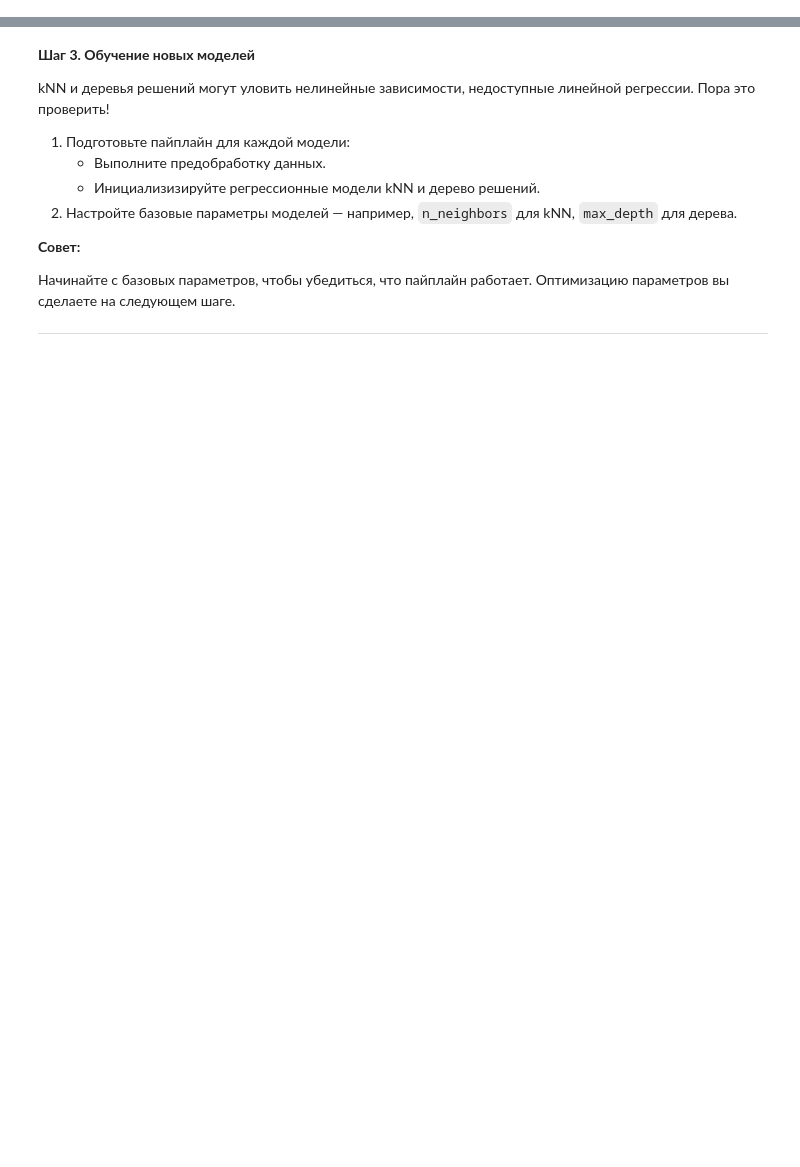
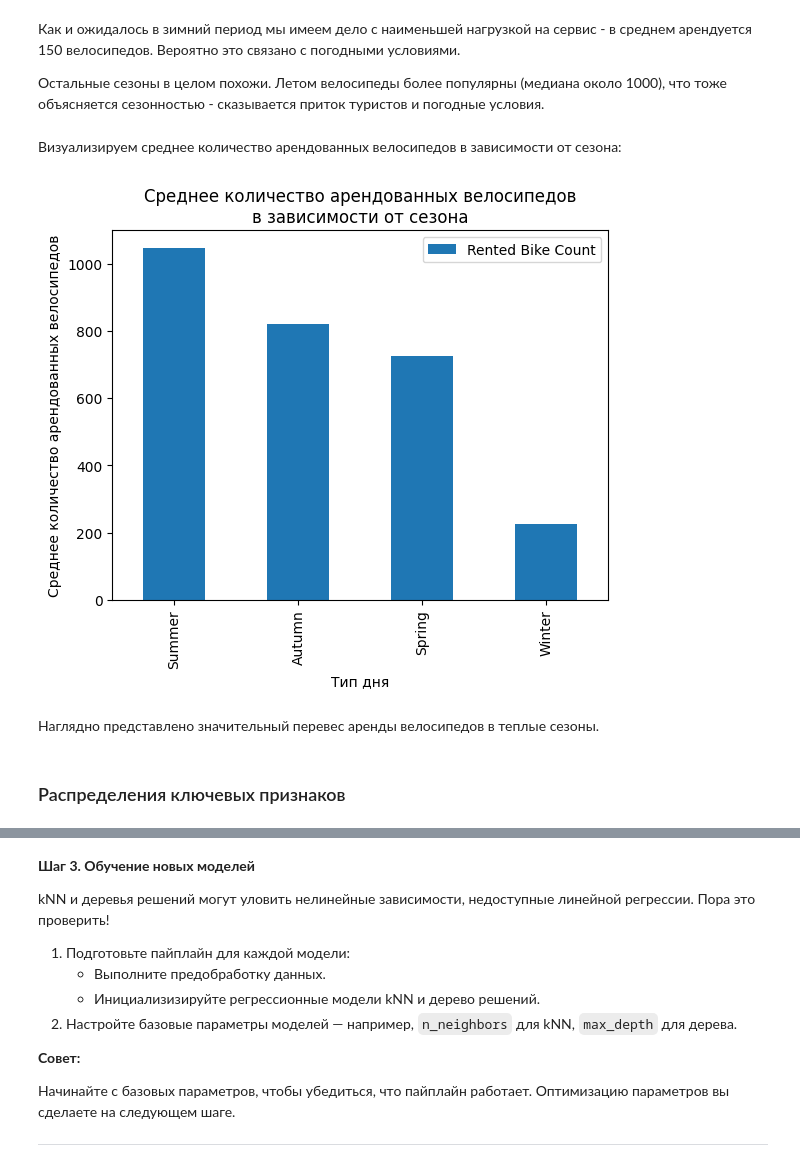
Before and after one commit to nikolai/practicum-bike-demand-prediction-knn-decision-tree, a Jupyter notebook: bikesouth_demand_prediction_non_linear_models.ipynb, the cells around one changed output, grey strips where cells are left out. Saved outputs shown, nothing was run; the diff lists cells and outputs as text; code cells hidden in the pictures; blank space fills up the shorter version.

```diff
--- a/bikesouth_demand_prediction_non_linear_models.ipynb
+++ b/bikesouth_demand_prediction_non_linear_models.ipynb
@@ -61,0 +786,20 @@
+# %% [markdown]
+Как и ожидалось в зимний период мы имеем дело с наименьшей нагрузкой на сервис - в среднем арендуется 150 велосипедов. Вероятно это связано с погодными условиями.
+
+Остальные сезоны в целом похожи. Летом велосипеды более популярны (медиана около 1000), что тоже объясняется сезонностью - сказывается приток туристов и погодные условия.
+# %% [markdown]
+Визуализируем среднее количество арендованных велосипедов в зависимости от сезона:
+# %%
+df.groupby(['Seasons']).agg({TARGET_COL_NAME: 'mean'}).sort_values(by=TARGET_COL_NAME, ascending=False).plot(
+    kind='bar',
+    title='Среднее количество арендованных велосипедов\nв зависимости от сезона',
+    xlabel='Тип дня',
+    ylabel='Среднее количество арендованных велосипедов'
+)
+plt.show()
+# %% [output]
+[figure, added]
+# %% [markdown]
+Наглядно представлено значительный перевес аренды велосипедов в теплые сезоны.
+# %% [markdown]
+### Распределения ключевых признаков
```
Also changed, not shown: parts of 122 cells of this notebook, 1 other file.
